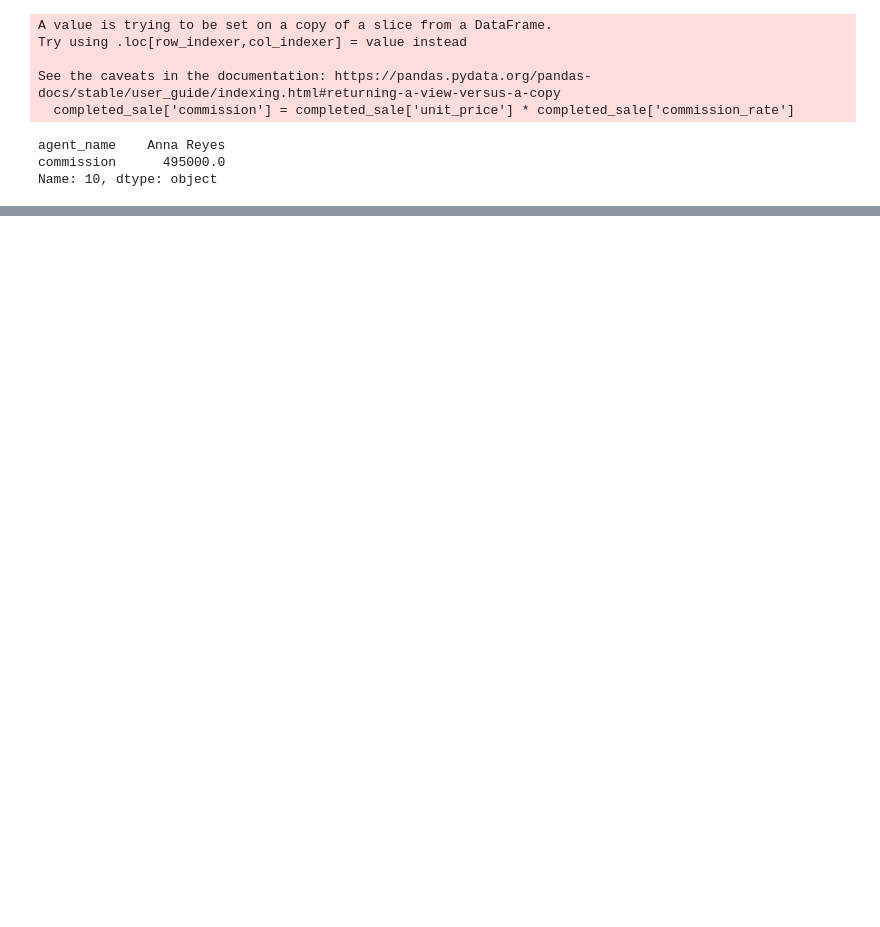
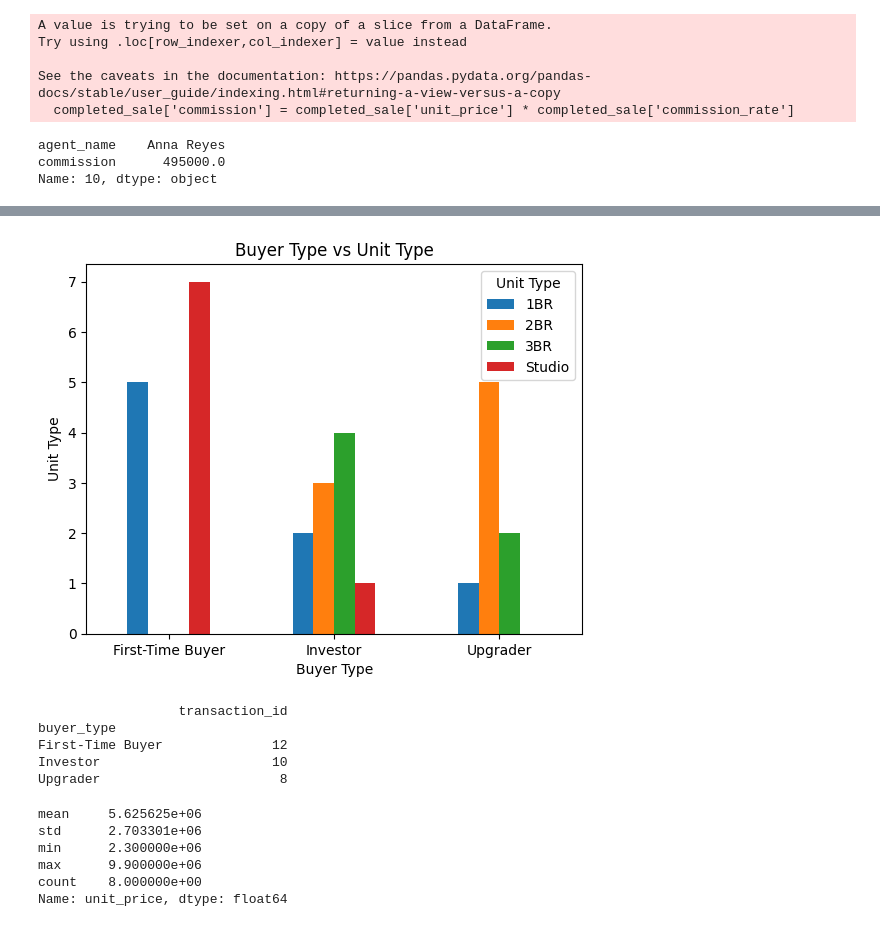
Before and after one commit to francisganapin/Practice_DataScience, a Jupyter notebook: day36/sales.ipynb, the cells around one changed output, grey strips where cells are left out. Cells and saved outputs as stored; diff of their text form; code cells hidden in the pictures; blank space fills up the shorter version.

```diff
--- a/day36/sales.ipynb
+++ b/day36/sales.ipynb
@@ -186,0 +249,35 @@ Name: 10, dtype: object
+# %%
+buyer_type_type = df.groupby('buyer_type')['unit_type'].value_counts()
+
+buyer_type_type.unstack().plot(kind='bar')
+plt.title('Buyer Type vs Unit Type')
+plt.xlabel('Buyer Type')
+plt.ylabel('Unit Type')
+plt.legend(title='Unit Type')
+plt.xticks(rotation=0)
+plt.show()
+# %% [output]
+[figure, added]
+# %%
+total_transaction_per_buyer = df.groupby('buyer_type').agg({'transaction_id':'count'})
+
+print(total_transaction_per_buyer)
+# %% [output]
+                  transaction_id
+buyer_type
+First-Time Buyer              12
+Investor                      10
+Upgrader                       8
+# %%
+data_of_spot_cash = df[df['payment_terms'] == 'Spot Cash']['unit_price'].agg(
+    ['mean','std','min','max','count']
+)
+
+print(data_of_spot_cash)
+# %% [output]
+mean     5.625625e+06
+std      2.703301e+06
+min      2.300000e+06
+max      9.900000e+06
+count    8.000000e+00
+Name: unit_price, dtype: float64
```
Also changed, not shown: parts of 14 cells of this notebook.
